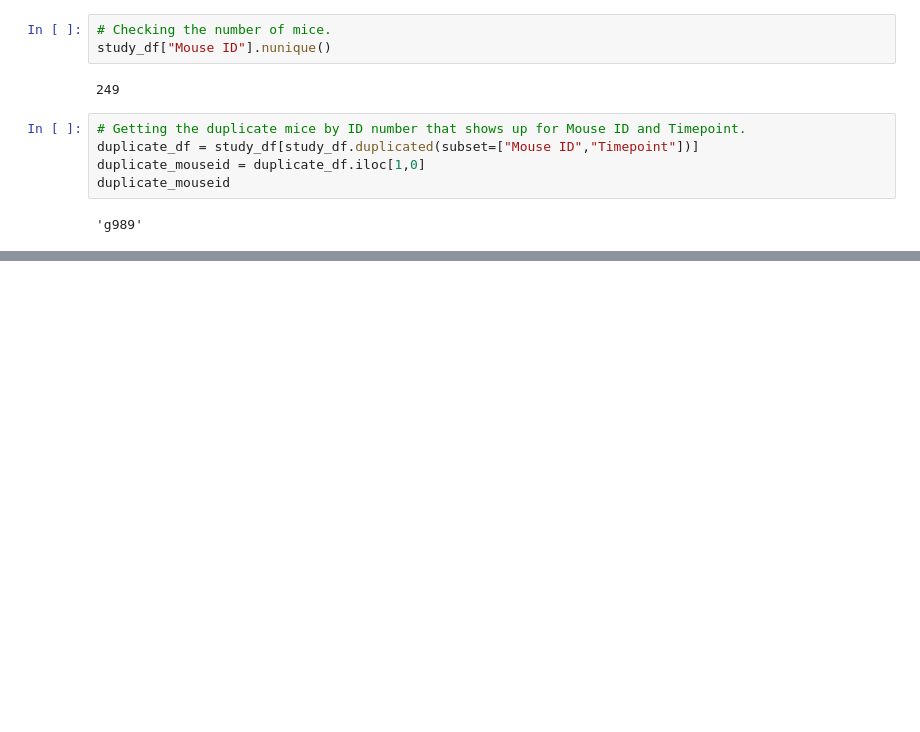
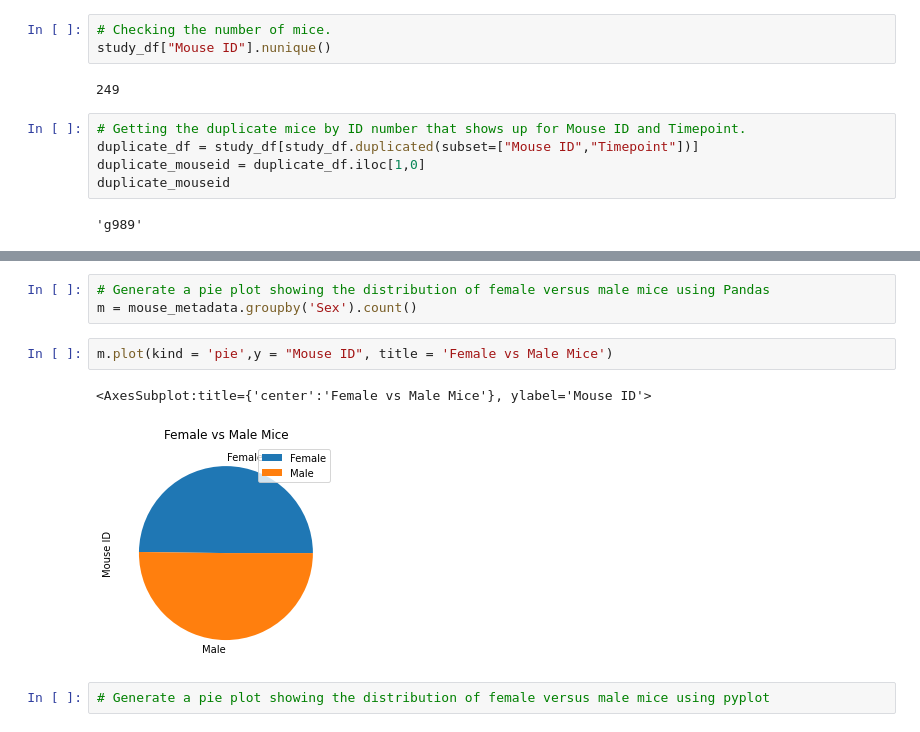
Before and after one commit to eugkik/matplotlib-challenge, a Jupyter notebook: main.ipynb, the cells around one changed output, grey strips where cells are left out. Saved outputs shown, nothing was run; the diff lists cells and outputs as text; blank space fills up the shorter version.

```diff
--- a/main.ipynb
+++ b/main.ipynb
@@ -104,0 +159,10 @@ regimen_summary
+# %%
+# Generate a pie plot showing the distribution of female versus male mice using Pandas
+m = mouse_metadata.groupby('Sex').count()
+# %%
+m.plot(kind = 'pie',y = "Mouse ID", title = 'Female vs Male Mice')
+# %% [output]
+<AxesSubplot:title={'center':'Female vs Male Mice'}, ylabel='Mouse ID'>
+[figure, added]
+# %%
+# Generate a pie plot showing the distribution of female versus male mice using pyplot
```
Also changed, not shown: parts of 15 cells of this notebook.
